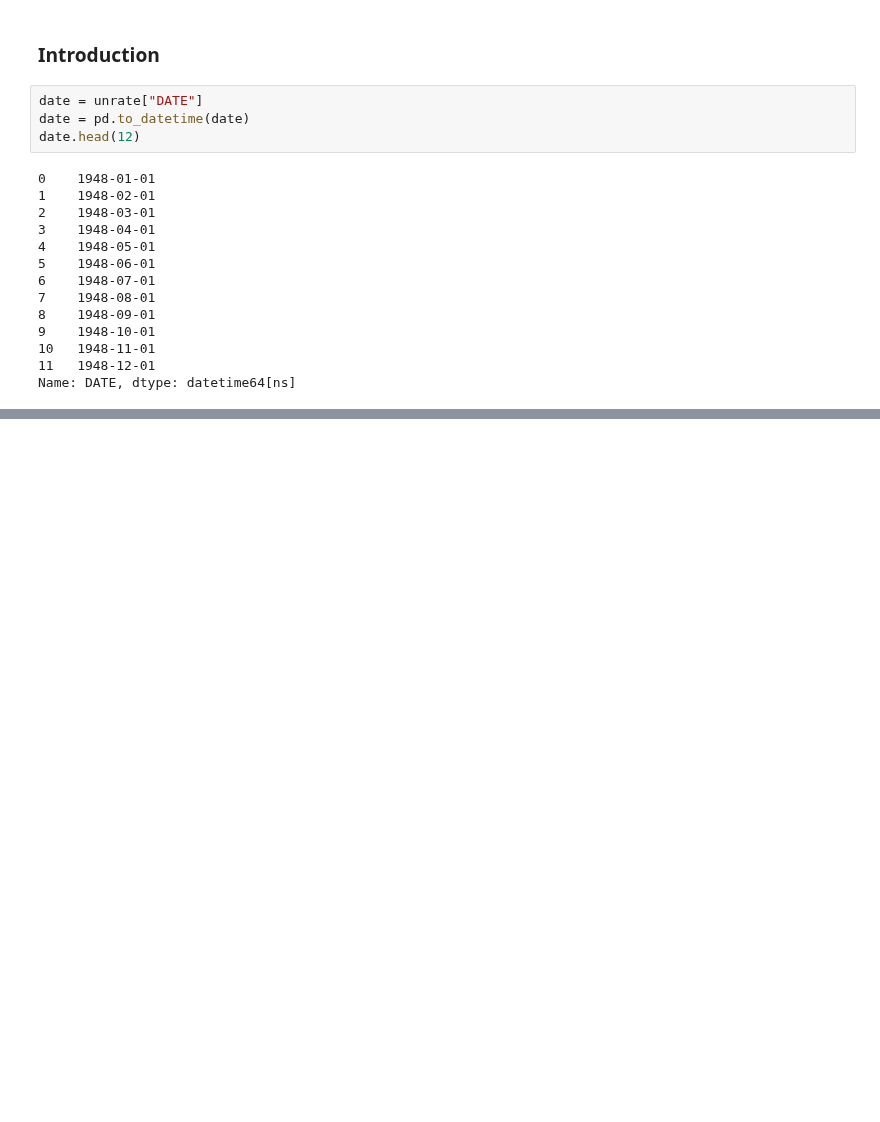
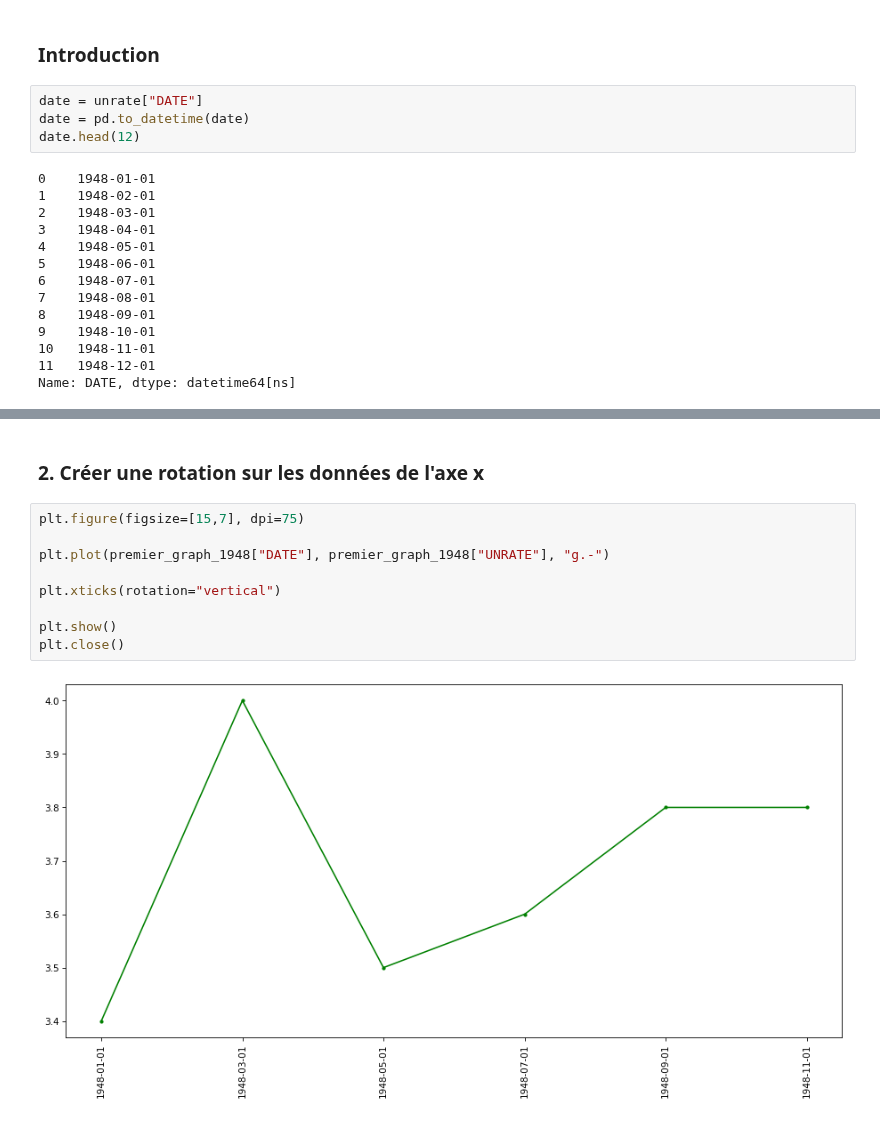
Before and after one commit to LucaPelliccioli/Dev-IA, a Jupyter notebook: brief/brief_matplotlib.ipynb, the cells around one changed output, grey strips where cells are left out. Saved outputs shown, nothing was run; the diff lists cells and outputs as text; blank space fills up the shorter version.

```diff
--- a/brief/brief_matplotlib.ipynb
+++ b/brief/brief_matplotlib.ipynb
@@ -43,0 +64,13 @@ Name: DATE, dtype: datetime64[ns]
+# %% [markdown]
+### 2. Créer une rotation sur les données de l'axe x
+# %%
+plt.figure(figsize=[15,7], dpi=75)
+
+plt.plot(premier_graph_1948["DATE"], premier_graph_1948["UNRATE"], "g.-")
+
+plt.xticks(rotation="vertical")
+
+plt.show()
+plt.close()
+# %% [output]
+[figure, added]
```
Also changed, not shown: parts of 14 cells of this notebook, 3 other files.
